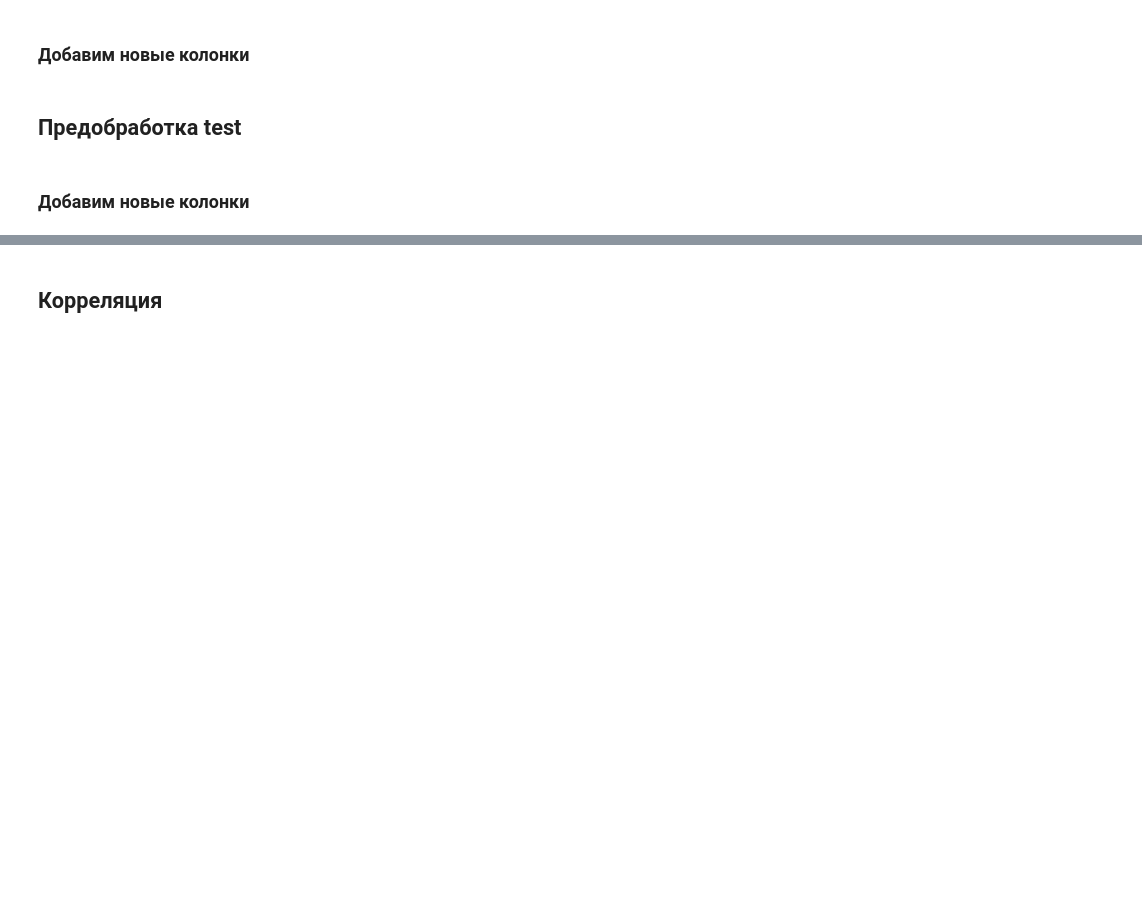
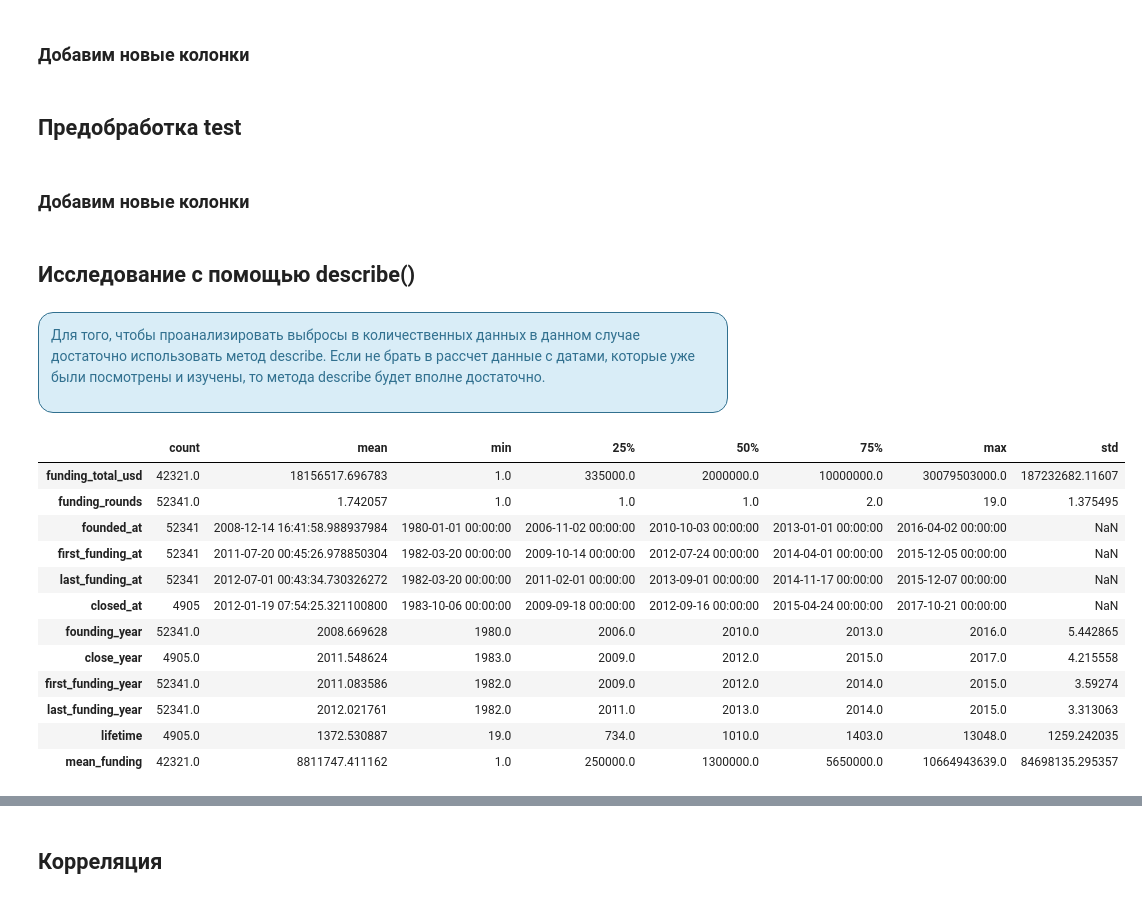
Before and after one commit to OlegatorGit/kaggle, a Jupyter notebook: kaggle_project.ipynb, the cells around one changed output, grey strips where cells are left out. Cells and saved outputs as stored; diff of their text form; code cells hidden in the pictures; blank space fills up the shorter version.

```diff
--- a/kaggle_project.ipynb
+++ b/kaggle_project.ipynb
@@ -427,3 +428,26 @@ test['first_funding_year'] = test['first_funding_at'].dt.year
 test['last_funding_year'] = test['last_funding_at'].dt.year
 # %%
 test['mean_funding'] = test['funding_total_usd'] / test['funding_rounds']
+# %% [markdown]
+## Исследование с помощью describe()
+# %% [markdown]
+<div class="alert alert-info" style="border-radius: 15px; box-shadow: 4px 4px 4px; border: 1px solid ">
+
+Для того, чтобы проанализировать выбросы в количественных данных в данном случае достаточно использовать метод describe. Если не брать в рассчет данные с датами, которые уже были посмотрены и изучены, то метода describe будет вполне достаточно.
+</div>
+# %%
+train.describe().T
+# %% [output]
+|  | count | mean | min | 25% | 50% | 75% | max | std |
+| funding_total_usd | 42321.0 | 18156517.696783 | 1.0 | 335000.0 | 2000000.0 | 10000000.0 | 30079503000.0 | 187232682.11607 |
+| funding_rounds | 52341.0 | 1.742057 | 1.0 | 1.0 | 1.0 | 2.0 | 19.0 | 1.375495 |
+| founded_at | 52341 | 2008-12-14 16:41:58.988937984 | 1980-01-01 00:00:00 | 2006-11-02 00:00:00 | 2010-10-03 00:00:00 | 2013-01-01 00:00:00 | 2016-04-02 00:00:00 | NaN |
+| first_funding_at | 52341 | 2011-07-20 00:45:26.978850304 | 1982-03-20 00:00:00 | 2009-10-14 00:00:00 | 2012-07-24 00:00:00 | 2014-04-01 00:00:00 | 2015-12-05 00:00:00 | NaN |
+| last_funding_at | 52341 | 2012-07-01 00:43:34.730326272 | 1982-03-20 00:00:00 | 2011-02-01 00:00:00 | 2013-09-01 00:00:00 | 2014-11-17 00:00:00 | 2015-12-07 00:00:00 | NaN |
+| closed_at | 4905 | 2012-01-19 07:54:25.321100800 | 1983-10-06 00:00:00 | 2009-09-18 00:00:00 | 2012-09-16 00:00:00 | 2015-04-24 00:00:00 | 2017-10-21 00:00:00 | NaN |
+| founding_year | 52341.0 | 2008.669628 | 1980.0 | 2006.0 | 2010.0 | 2013.0 | 2016.0 | 5.442865 |
+| close_year | 4905.0 | 2011.548624 | 1983.0 | 2009.0 | 2012.0 | 2015.0 | 2017.0 | 4.215558 |
+| first_funding_year | 52341.0 | 2011.083586 | 1982.0 | 2009.0 | 2012.0 | 2014.0 | 2015.0 | 3.59274 |
+| last_funding_year | 52341.0 | 2012.021761 | 1982.0 | 2011.0 | 2013.0 | 2014.0 | 2015.0 | 3.313063 |
+| lifetime | 4905.0 | 1372.530887 | 19.0 | 734.0 | 1010.0 | 1403.0 | 13048.0 | 1259.242035 |
+| mean_funding | 42321.0 | 8811747.411162 | 1.0 | 250000.0 | 1300000.0 | 5650000.0 | 10664943639.0 | 84698135.295357 |
```
Also changed, not shown: parts of 13 cells of this notebook.
